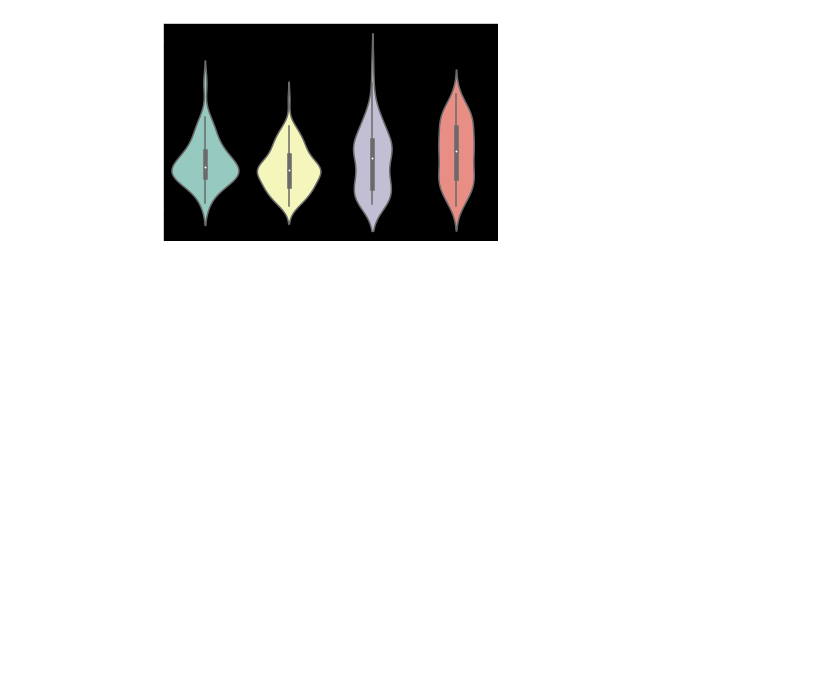
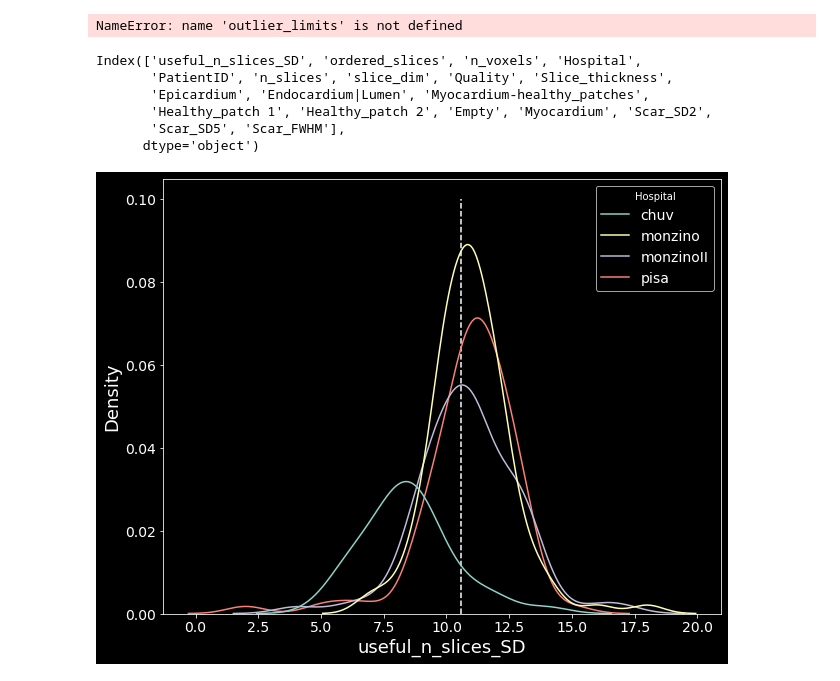
Before and after one commit to javiergbaroja/CMR_Internship, a Jupyter notebook: Notebooks/DataExploration.ipynb, the cells around one changed output. Cells and saved outputs as stored; diff of their text form; code cells hidden in the pictures; blank space fills up the shorter version.

Commit message:
transfer project to personal repo

```diff
--- a/Notebooks/DataExploration.ipynb
+++ b/Notebooks/DataExploration.ipynb
@@ -4,12 +10,19 @@
 import numpy as np
 import pandas as pd
 import sys
+import torch
 import os
 from natsort import natsorted
 
 import matplotlib.pyplot as plt
 import seaborn as sns
 
-sys.path.append("C:/Users/JAVIER/OneDrive/Escritorio/ETH/Year 2/Spring 2023/Semester Project/CMR_Internship")
-from functions.utils import retrieve_patient_info, backslash2slash
+from vtk.util import numpy_support
+import vtk
+
+# sys.path.append("C:/Users/JAVIER/OneDrive/Escritorio/ETH/Year 2/Spring 2023/Semester Project/CMR_Internship")
+sys.path.append("C:/Users/JAVIER/OneDrive/Escritorio/ETH/Year 2/Spring 2023/Semester Project/scarnetwork-pytorch")
+from functions.utils import retrieve_patient_info, backslash2slash, str2dict
 from functions.plot import get_dist_plot_from_csv
+
+data_path = backslash2slash(r"C:\Users\JAVIER\OneDrive\Escritorio\ETH\Year 2\Spring 2023\Semester Project\scarnetwork-pytorch\Data")
@@ -46,0 +110,18 @@ df.describe()
+# %%
+import matplotlib as mpl
+colors = {
+    "chuv":"#215CAF",
+    "monzino":"#6F6F6F",
+    "monzinoII":"#627313",
+    "pisa":"#B7352D"
+}
+sns.set_style("ticks")
+# plt.bar(x=df["Hospital"], height=df["useful_n_slices_SD"], color=cmap(norm(df['useful_n_slices_SD'])))
+# sns.barplot(x=df["Hospital"], y=df["useful_n_slices_SD"], palette=colors, width=0.7)
+g=sns.boxplot(df, x="Hospital", y="useful_n_slices_SD", palette=colors)
+plt.ylabel("Count", fontsize=18)
+plt.xlabel("Patient Cohort", fontsize=18)
+g.tick_params(labelsize=16)
+plt.title("Number of Useful Slices")
+plt.grid(axis='y')
+# plt.tick_params(direction="in")
@@ -46,0 +157,18 @@ df.describe()
+# %%
+col = "Scar_SD2"
+lower, upper = outlier_limits(df[col])
+for hospital in df.Hospital.unique():
+    aux = df[df.Hospital==hospital]
+    print(f"Useful Slices {hospital}: {aux[col].mean():.3f} + {aux[col].std():.3f}")
+print(f"\nUseful Slices: {df[col].mean():.3f} + {df[col].std():.3f}")
+# %% [output]
+NameError: name 'outlier_limits' is not defined
+# %%
+df.columns
+# %% [output]
+Index(['useful_n_slices_SD', 'ordered_slices', 'n_voxels', 'Hospital',
+       'PatientID', 'n_slices', 'slice_dim', 'Quality', 'Slice_thickness',
+       'Epicardium', 'Endocardium|Lumen', 'Myocardium-healthy_patches',
+       'Healthy_patch 1', 'Healthy_patch 2', 'Empty', 'Myocardium', 'Scar_SD2',
+       'Scar_SD5', 'Scar_FWHM'],
+      dtype='object')
@@ -47,10 +177,10 @@ df.describe()
 # %%
 a = df.Quality.value_counts()
 # %%
-key = "Scar_SD5"
+key = "useful_n_slices_SD"
 groupby = "Hospital"
 
 # For numerical columns we can use get_kde_plot for visualization
-get_dist_plot_from_csv(path=csv_file, key=key, groupby=groupby, all=False, plot="violin")
+get_dist_plot_from_csv(path=csv_file, key=key, groupby=groupby, all=False, plot="kde",ymax=0.1)
 # %% [output]
-[figure, old version]
+[figure, new version]
```
Also changed, not shown: parts of 43 cells of this notebook, 39 other files.
